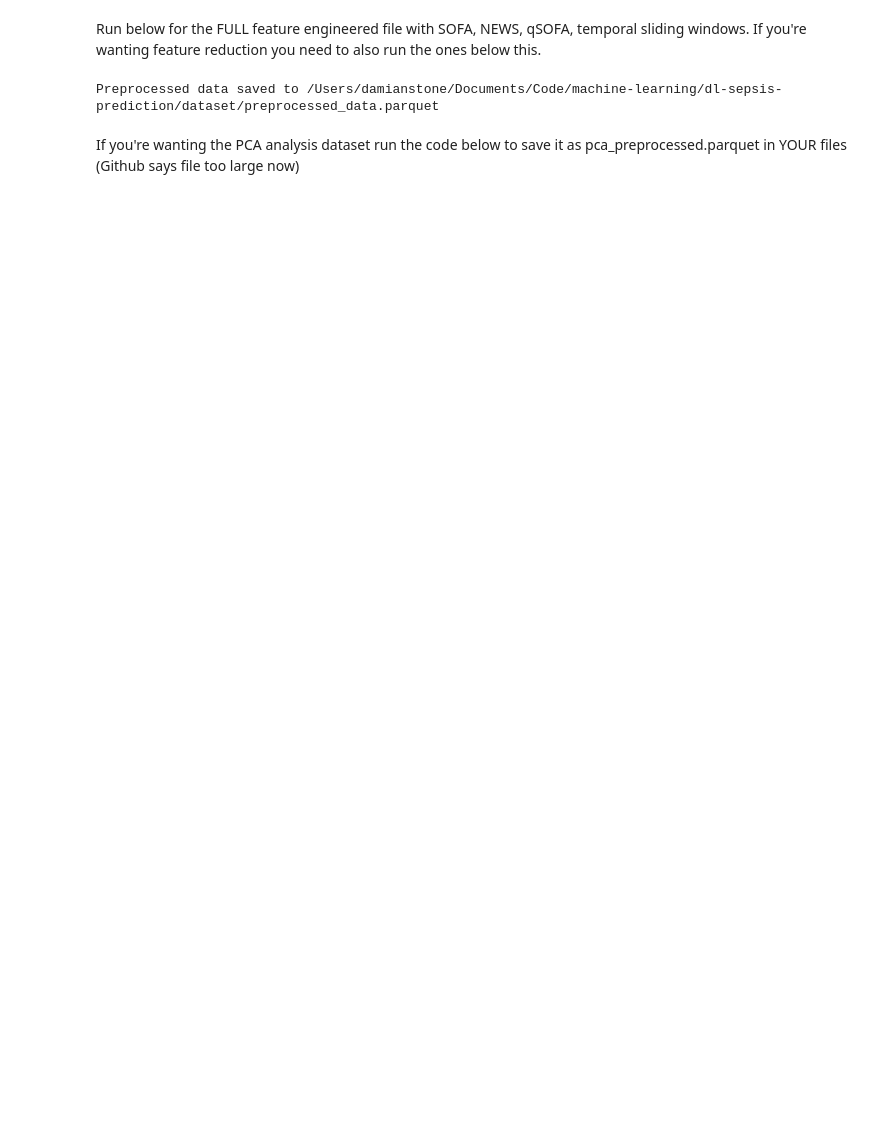
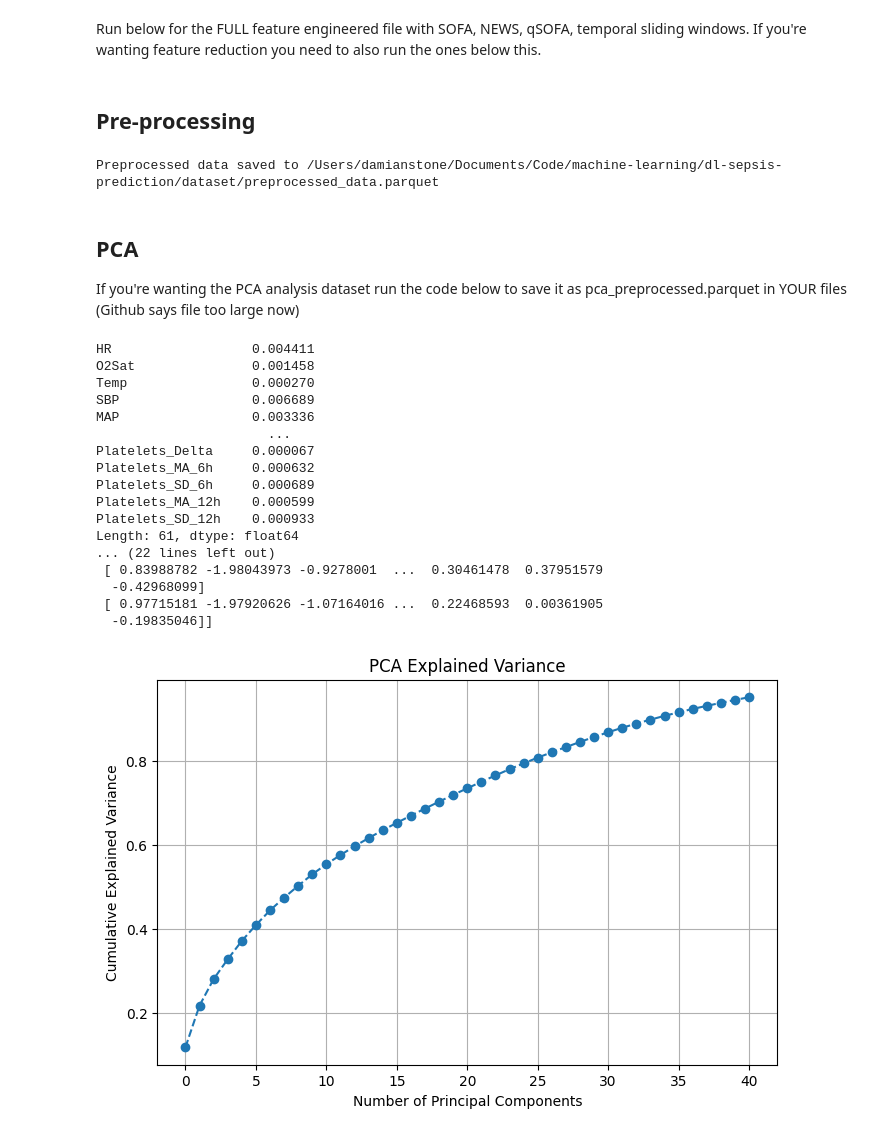
Before and after one commit to damianstone/dl-sepsis-prediction, a Jupyter notebook: feature_engineering/PreProcessingOptions.ipynb, the cells around one changed output. Cells and saved outputs as stored; diff of their text form; code cells hidden in the pictures; blank space fills up the shorter version.

Commit message:
quick exploring preprocessed data

```diff
--- a/feature_engineering/PreProcessingOptions.ipynb
+++ b/feature_engineering/PreProcessingOptions.ipynb
@@ -13,6 +13,8 @@ def find_project_root(marker=".gitignore"):
         if (parent / marker).exists():
             return parent.resolve()
     raise FileNotFoundError(f"Project root marker '{marker}' not found starting from {current}")
+# %% [markdown]
+## Pre-processing
 # %%
 
 import pandas as pd
@@ -162,47 +172,75 @@ preprocess_data(OUTPUT_DATASET)
 # %% [output]
 Preprocessed data saved to /Users/damianstone/Documents/Code/machine-learning/dl-sepsis-prediction/dataset/preprocessed_data.parquet
 # %% [markdown]
+## PCA
 If you're wanting the PCA analysis dataset run the code below to save it as pca_preprocessed.parquet in YOUR files (Github says file too large now)
 # %%
 import numpy as np
 import pandas as pd
 import os
 import matplotlib.pyplot as plt
 from sklearn.decomposition import PCA
 from sklearn.preprocessing import StandardScaler
 
-os.chdir("/Users/kashishgupta/Documents/DS2025/dl-sepsis-prediction")
+root = find_project_root()
+INPUT_DATASET = f"{root}/dataset/preprocessed_data.parquet"
+OUTPUT_DATASET = f"{root}/dataset/pca_preprocessed_data.parquet"
 
-file_path = "preprocessed_data.parquet"
-df = pd.read_parquet(file_path)
+df = pd.read_parquet(INPUT_DATASET)
 
-X = df.drop(columns=["SepsisLabel", "patient_id", "dataset", "cluster_id"])
-X = X.fillna(method="bfill")
+keep_columns = ["SepsisLabel", "patient_id"]
+stored_columns = df[keep_columns].copy()
+
+# PCA process
+X = df.drop(columns=keep_columns)
 print(X.var())
 print(X.dtypes)
 y = df["SepsisLabel"]
 
 scaler = StandardScaler()
 X_scaled = scaler.fit_transform(X)
 
-pca = PCA(n_components=0.95)  # Keeping 95% of variance - adjust if you want less/more original data representation
+pca = PCA(n_components=0.95)
 X_pca = pca.fit_transform(X_scaled)
 
 print(f"Original Features: {X.shape[1]}, Reduced Features: {X_pca.shape[1]}")
-print (X_pca)
+print(X_pca)
 
+# Plot
 explained_variance_ratio = pca.explained_variance_ratio_
-
 plt.figure(figsize=(8, 5))
 plt.plot(np.cumsum(explained_variance_ratio), marker="o", linestyle="--")
 plt.xlabel("Number of Principal Components")
 plt.ylabel("Cumulative Explained Variance")
 plt.title("PCA Explained Variance")
 plt.grid()
 plt.show()
 
+# Create final DataFrame with all columns
 X_pca_df = pd.DataFrame(X_pca)
+# Add back the stored columns
+for col in keep_columns:
+    X_pca_df[col] = stored_columns[col]
 
-# Save the DataFrame as a Parquet file
-X_pca_df.to_parquet("pca_preprocessed.parquet", index=False)
+# Save complete DataFrame
+X_pca_df.to_parquet(OUTPUT_DATASET, index=False)
+# %% [output]
+HR                  0.004411
+O2Sat               0.001458
+Temp                0.000270
+SBP                 0.006689
+MAP                 0.003336
+                      ...
+Platelets_Delta     0.000067
+Platelets_MA_6h     0.000632
+Platelets_SD_6h     0.000689
+Platelets_MA_12h    0.000599
+Platelets_SD_12h    0.000933
+Length: 61, dtype: float64
+... (22 lines left out)
+ [ 0.83988782 -1.98043973 -0.9278001  ...  0.30461478  0.37951579
+  -0.42968099]
+ [ 0.97715181 -1.97920626 -1.07164016 ...  0.22468593  0.00361905
+  -0.19835046]]
+[figure, added]
 # %% [markdown]
```
Also changed, not shown: parts of 2 cells of this notebook, 4 other files.
